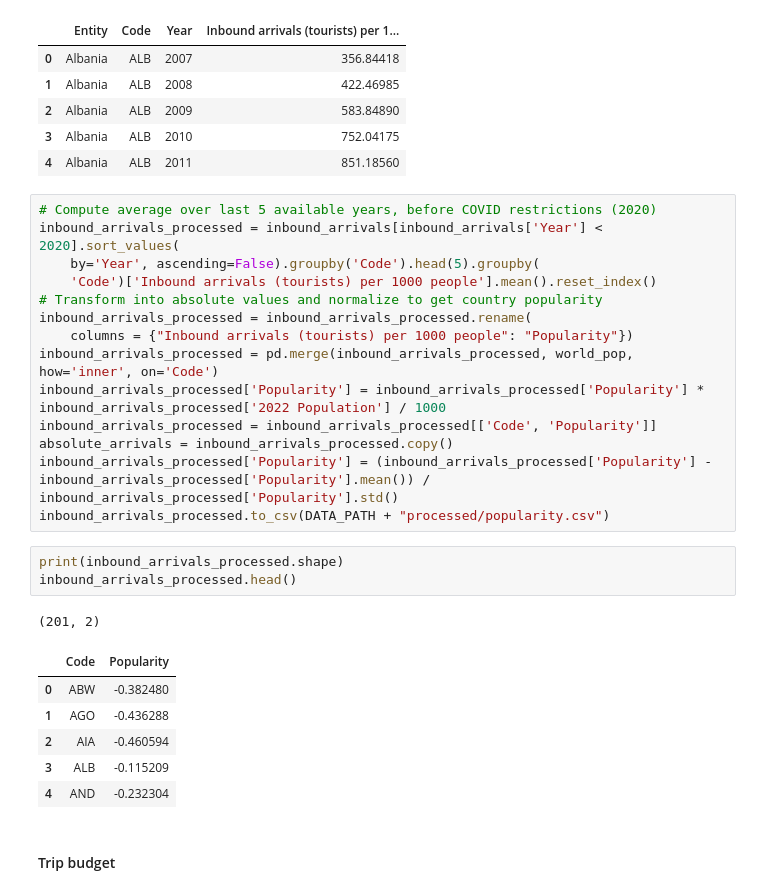
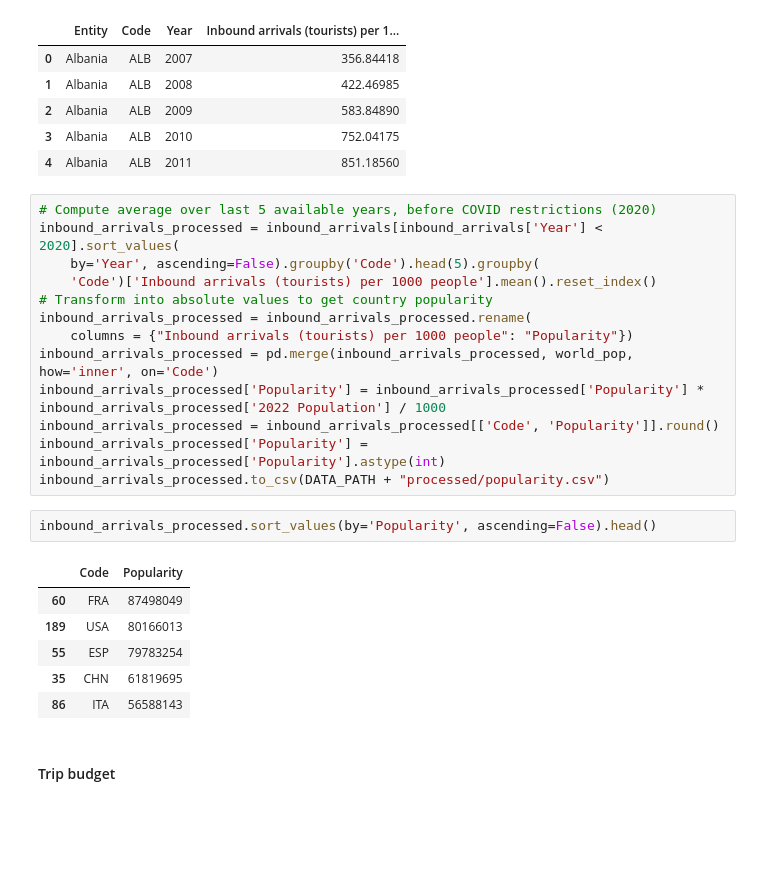
Before and after one commit to com-480-data-visualization/geo-viz, a Jupyter notebook: preprocessing/preprocessing.ipynb, the cells around one changed output. Cells and saved outputs as stored; diff of their text form; blank space fills up the shorter version.

```diff
--- a/preprocessing/preprocessing.ipynb
+++ b/preprocessing/preprocessing.ipynb
@@ -74,26 +74,23 @@ inbound_arrivals.head()
 inbound_arrivals_processed = inbound_arrivals[inbound_arrivals['Year'] < 2020].sort_values(
     by='Year', ascending=False).groupby('Code').head(5).groupby(
     'Code')['Inbound arrivals (tourists) per 1000 people'].mean().reset_index()
-# Transform into absolute values and normalize to get country popularity
+# Transform into absolute values to get country popularity
 inbound_arrivals_processed = inbound_arrivals_processed.rename(
     columns = {"Inbound arrivals (tourists) per 1000 people": "Popularity"})
 inbound_arrivals_processed = pd.merge(inbound_arrivals_processed, world_pop, how='inner', on='Code')
 inbound_arrivals_processed['Popularity'] = inbound_arrivals_processed['Popularity'] * inbound_arrivals_processed['2022 Population'] / 1000
-inbound_arrivals_processed = inbound_arrivals_processed[['Code', 'Popularity']]
-absolute_arrivals = inbound_arrivals_processed.copy()
-inbound_arrivals_processed['Popularity'] = (inbound_arrivals_processed['Popularity'] - inbound_arrivals_processed['Popularity'].mean()) / inbound_arrivals_processed['Popularity'].std()
+inbound_arrivals_processed = inbound_arrivals_processed[['Code', 'Popularity']].round()
+inbound_arrivals_processed['Popularity'] = inbound_arrivals_processed['Popularity'].astype(int)
 inbound_arrivals_processed.to_csv(DATA_PATH + "processed/popularity.csv")
-# %%
-print(inbound_arrivals_processed.shape)
-inbound_arrivals_processed.head()
-# %% [output]
-(201, 2)
-|  | Code | Popularity |
-| 0 | ABW | -0.382480 |
-| 1 | AGO | -0.436288 |
-| 2 | AIA | -0.460594 |
-| 3 | ALB | -0.115209 |
-| 4 | AND | -0.232304 |
+# %%
+inbound_arrivals_processed.sort_values(by='Popularity', ascending=False).head()
+# %% [output]
+|  | Code | Popularity |
+| 60 | FRA | 87498049 |
+| 189 | USA | 80166013 |
+| 55 | ESP | 79783254 |
+| 35 | CHN | 61819695 |
+| 86 | ITA | 56588143 |
 # %% [markdown]
 #### Trip budget
 # %%
```
Also changed, not shown: parts of 9 cells of this notebook, 4 other files.
